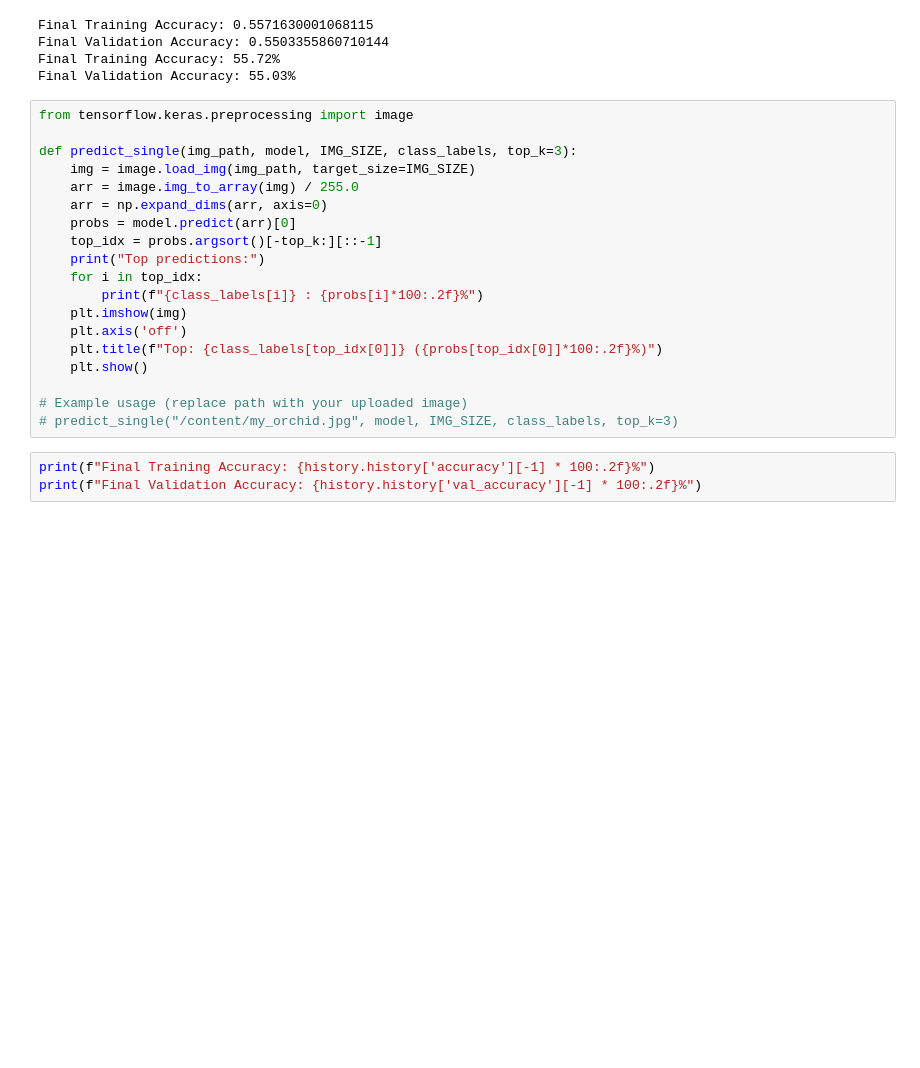
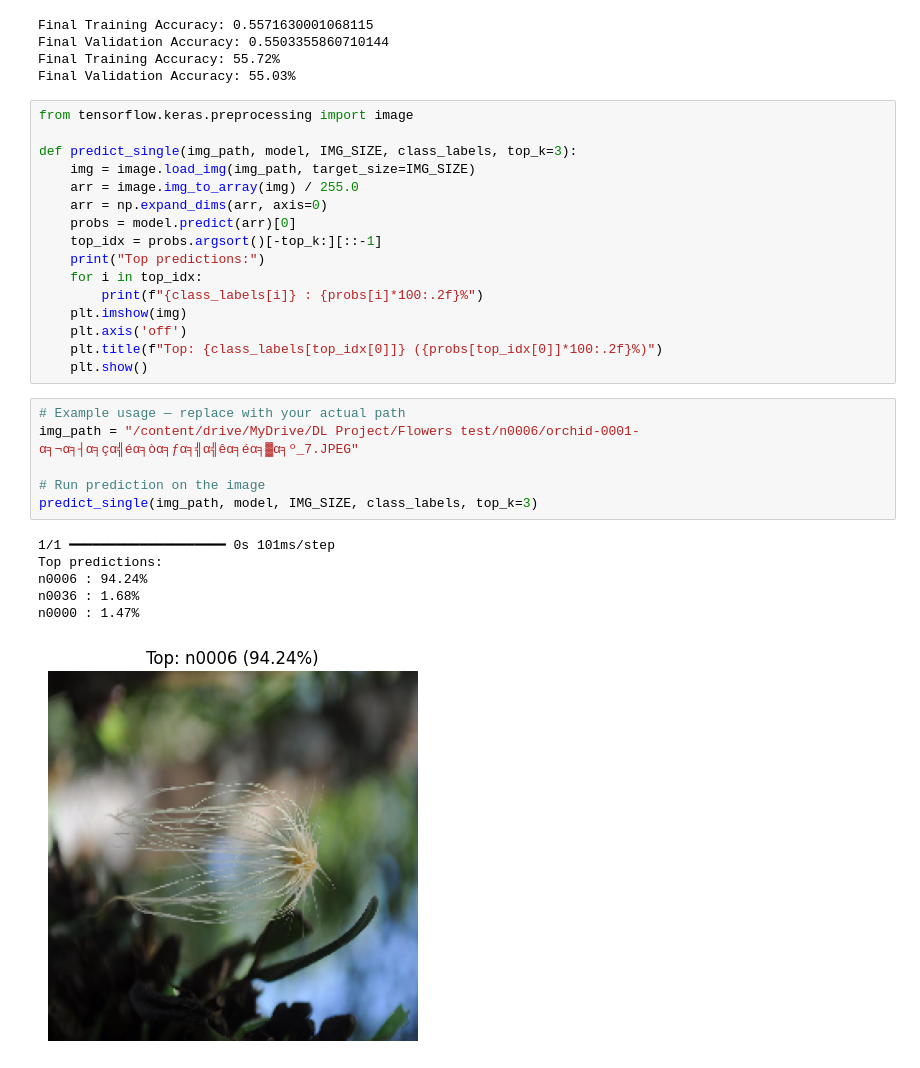
Before and after one commit to Buddhiimz/DeepLearning_Project, a Jupyter notebook: DL_Project.ipynb, the cells around one changed output. Cells and saved outputs as stored; diff of their text form; blank space fills up the shorter version.

Commit message:
check some images

```diff
--- a/DL_Project.ipynb
+++ b/DL_Project.ipynb
@@ -289,9 +289,16 @@ def predict_single(img_path, model, IMG_SIZE, class_labels, top_k=3):
     plt.axis('off')
     plt.title(f"Top: {class_labels[top_idx[0]]} ({probs[top_idx[0]]*100:.2f}%)")
     plt.show()
-
-# Example usage (replace path with your uploaded image)
-# predict_single("/content/my_orchid.jpg", model, IMG_SIZE, class_labels, top_k=3)
-# %%
-print(f"Final Training Accuracy: {history.history['accuracy'][-1] * 100:.2f}%")
-print(f"Final Validation Accuracy: {history.history['val_accuracy'][-1] * 100:.2f}%")
+# %%
+# Example usage — replace with your actual path
+img_path = "/content/drive/MyDrive/DL Project/Flowers test/n0006/orchid-0001-α╕¬α╕┤α╕çα╣éα╕òα╕ƒα╕╣α╣êα╕éα╕▓α╕º_7.JPEG"
+
+# Run prediction on the image
+predict_single(img_path, model, IMG_SIZE, class_labels, top_k=3)
+# %% [output]
+1/1 ━━━━━━━━━━━━━━━━━━━━ 0s 101ms/step
+Top predictions:
+n0006 : 94.24%
+n0036 : 1.68%
+n0000 : 1.47%
+[figure, added]
```
